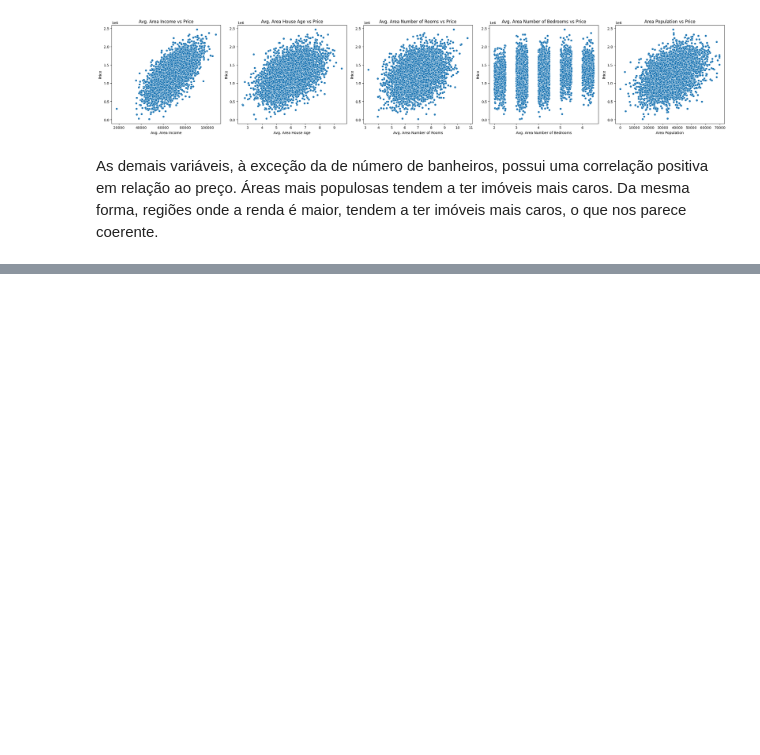
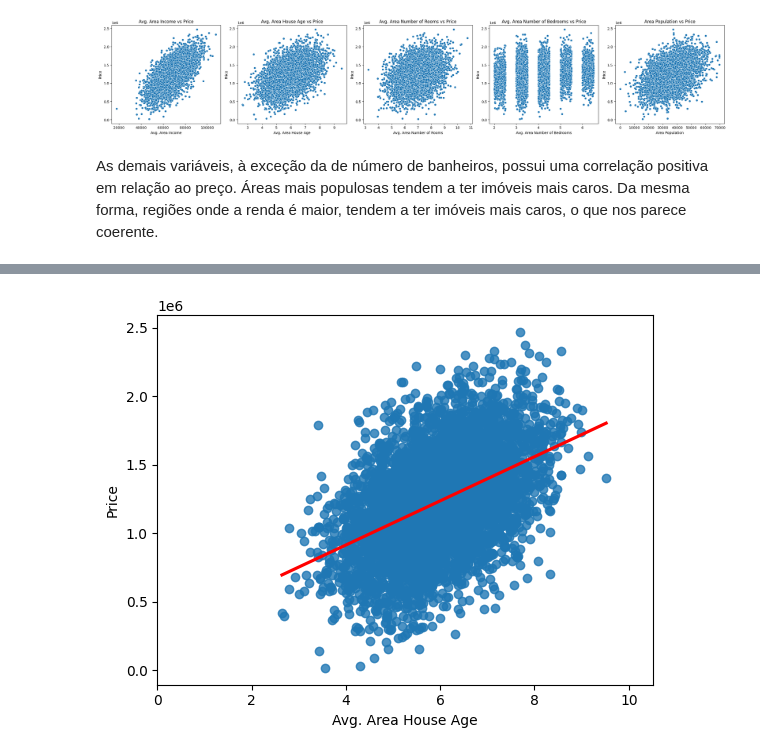
Before and after one commit to arqmarcel/precos_imoveis, a Jupyter notebook: preco_imoveis.ipynb, the cells around one changed output, grey strips where cells are left out. Drawn from its saved outputs; the diff is of its cells as text; code cells hidden in the pictures; blank space fills up the shorter version.

```diff
--- a/preco_imoveis.ipynb
+++ b/preco_imoveis.ipynb
@@ -280,0 +317,6 @@ Da mesma forma, regiões onde a renda é maior, tendem a ter imóveis mais caros
+# %%
+# Definindo as variáveis de interesse
+
+df['intercepto'] = 1 # necessário definir explicitamente no Statsmodels
+x = df[['intercepto', 'Avg. Area House Age']] # array
+y = df['Price']
@@ -280,0 +359,6 @@ Da mesma forma, regiões onde a renda é maior, tendem a ter imóveis mais caros
+# %%
+sns.regplot(x=df['Avg. Area House Age'], y=df['Price'],ci=None, line_kws={'color': 'red'})
+plt.xlim(0, max(df['Avg. Area House Age']) + 1)
+plt.show()
+# %% [output]
+[figure, added]
```
Also changed, not shown: parts of 49 cells of this notebook, 4 other files.
